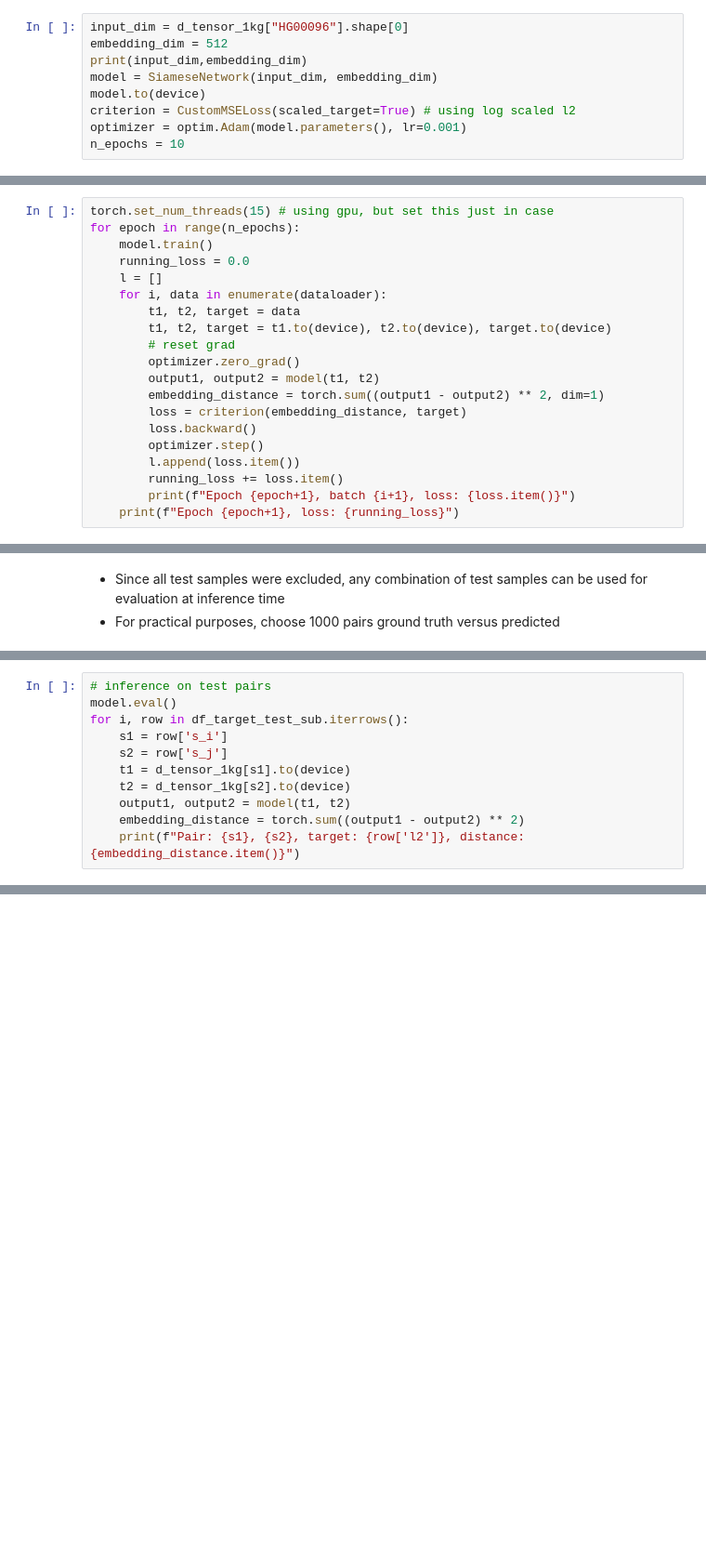
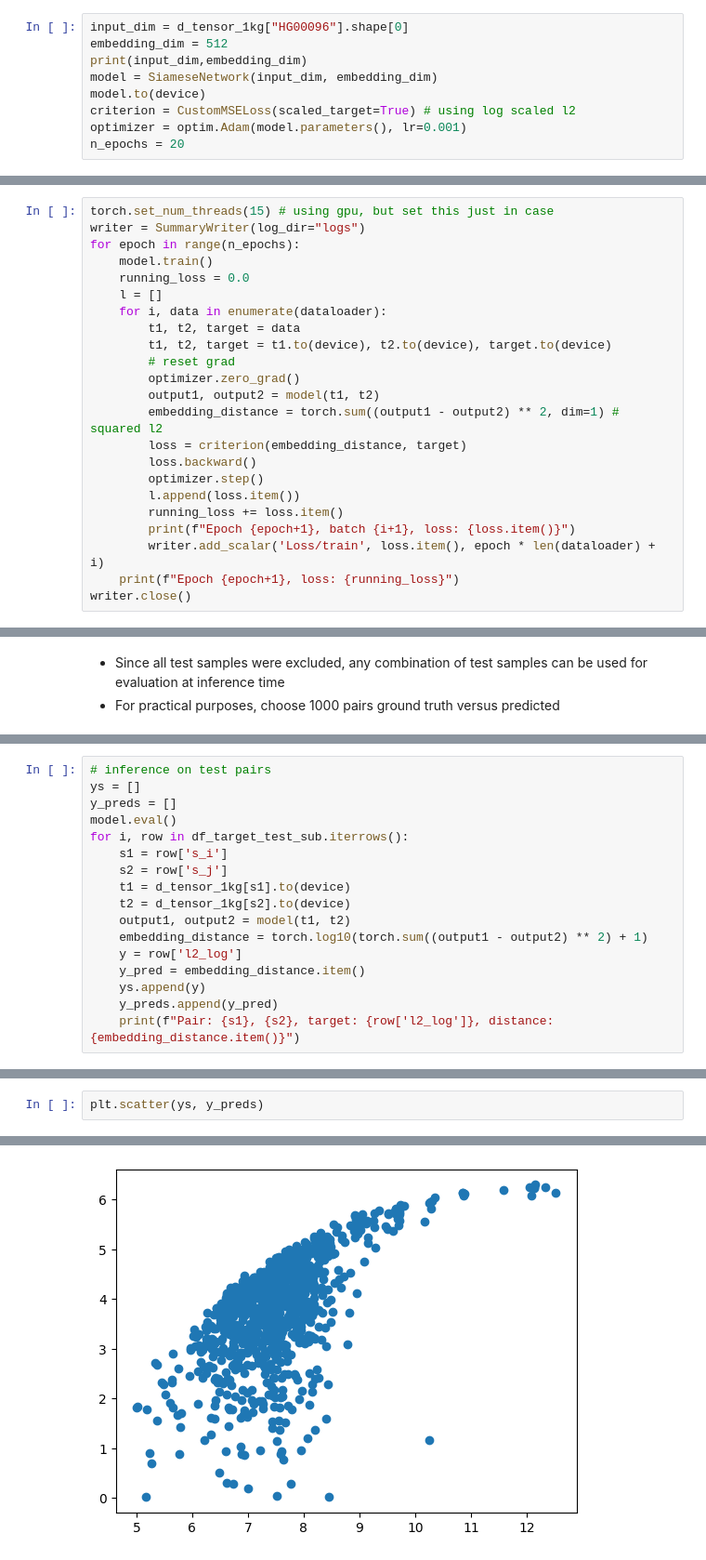
Before and after one commit to jakekrol/csci-7000-006-neurosymbolic-nlp, a Jupyter notebook: train.ipynb, the cells around one changed output, grey strips where cells are left out. Shown at 93% size. Drawn from its saved outputs; the diff is of its cells as text; blank space fills up the shorter version.

Commit message:
train: tensorboard and test evaluation plots

```diff
--- a/train.ipynb
+++ b/train.ipynb
@@ -198,11 +225,12 @@ model = SiameseNetwork(input_dim, embedding_dim)
 model.to(device)
 criterion = CustomMSELoss(scaled_target=True) # using log scaled l2
 optimizer = optim.Adam(model.parameters(), lr=0.001)
-n_epochs = 10
+n_epochs = 20
 # %% [output]
 18721 512
 # %%
 torch.set_num_threads(15) # using gpu, but set this just in case
+writer = SummaryWriter(log_dir="logs")
 for epoch in range(n_epochs):
     model.train()
     running_loss = 0.0
@@ -213,12 +241,14 @@ for epoch in range(n_epochs):
         # reset grad
         optimizer.zero_grad()
         output1, output2 = model(t1, t2)
-        embedding_distance = torch.sum((output1 - output2) ** 2, dim=1)
+        embedding_distance = torch.sum((output1 - output2) ** 2, dim=1) # squared l2
         loss = criterion(embedding_distance, target)
         loss.backward()
         optimizer.step()
         l.append(loss.item())
         running_loss += loss.item()
         print(f"Epoch {epoch+1}, batch {i+1}, loss: {loss.item()}")
+        writer.add_scalar('Loss/train', loss.item(), epoch * len(dataloader) + i)
     print(f"Epoch {epoch+1}, loss: {running_loss}")
+writer.close()
 # %% [output]
@@ -269,5 +299,7 @@ df_target_test_sub.head()
 # %%
 # inference on test pairs
+ys = []
+y_preds = []
 model.eval()
 for i, row in df_target_test_sub.iterrows():
     s1 = row['s_i']
@@ -275,6 +307,10 @@ for i, row in df_target_test_sub.iterrows():
     t1 = d_tensor_1kg[s1].to(device)
     t2 = d_tensor_1kg[s2].to(device)
     output1, output2 = model(t1, t2)
-    embedding_distance = torch.sum((output1 - output2) ** 2)
-    print(f"Pair: {s1}, {s2}, target: {row['l2']}, distance: {embedding_distance.item()}")
+    embedding_distance = torch.log10(torch.sum((output1 - output2) ** 2) + 1)
+    y = row['l2_log']
+    y_pred = embedding_distance.item()
+    ys.append(y)
+    y_preds.append(y_pred)
+    print(f"Pair: {s1}, {s2}, target: {row['l2_log']}, distance: {embedding_distance.item()}")
 # %% [output]
@@ -298,0 +334,3 @@ KeyboardInterrupt:
+# %%
+plt.scatter(ys, y_preds)
+# %% [output]
@@ -298,0 +338 @@ KeyboardInterrupt:
+[figure, added]
```
Also changed, not shown: parts of 17 cells of this notebook.
